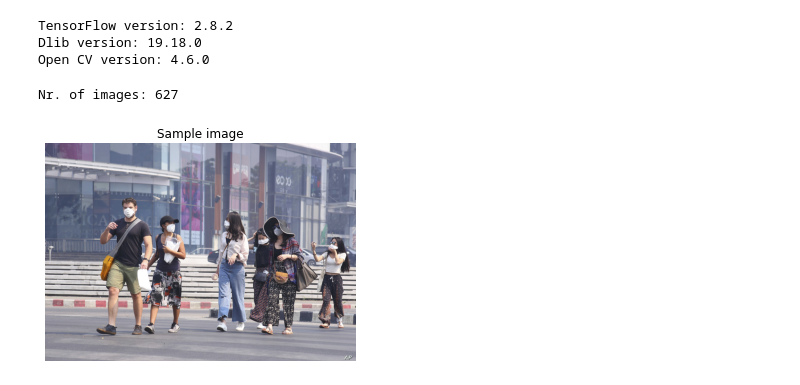
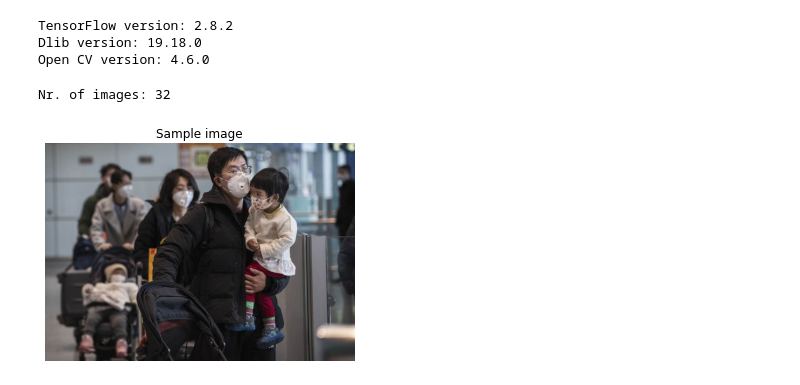
Before and after one commit to Coyote-Schmoyote/mask-detection, a Jupyter notebook: Object_detection_end_to_end_project.ipynb, the cells around one changed output. Drawn from its saved outputs; the diff is of its cells as text; code cells hidden in the pictures.

```diff
--- a/Object_detection_end_to_end_project.ipynb
+++ b/Object_detection_end_to_end_project.ipynb
@@ -53,19 +48,20 @@ TensorFlow version: 2.8.2
 Dlib version: 19.18.0
 Open CV version: 4.6.0
 # %%
-mask_path = "/content/drive/MyDrive/ml-projects/dlib-computer-vision-project/withMaskDataset/"
+project_folder = "/content/drive/MyDrive/ml-projects/dlib-computer-vision-project/"
+train_img_folder = os.path.join(project_folder, "train/")
 # %%
-print(f"Nr. of images: {len(os.listdir(mask_path))}")
+print(f"Nr. of images: {len(os.listdir(train_img_folder))}")
 # %% [output]
-Nr. of images: 627
+Nr. of images: 32
 # %%
-random_image_path = random.choice(os.listdir(mask_path))
-test_image = os.path.join(mask_path, random_image_path)
-random_image = dlib.load_rgb_image(test_image)
+random_image_path = random.choice(os.listdir(train_img_folder))
+random_image = os.path.join(train_img_folder, random_image_path)
+random_image_load = dlib.load_rgb_image(random_image)
 
 #display the random image
-plt.imshow(random_image)
+plt.imshow(random_image_load)
 plt.title("Sample image")
 plt.axis("off");
 # %% [output]
-[figure, old version]
+[figure, new version]
```
Also changed, not shown: parts of 11 cells of this notebook.
